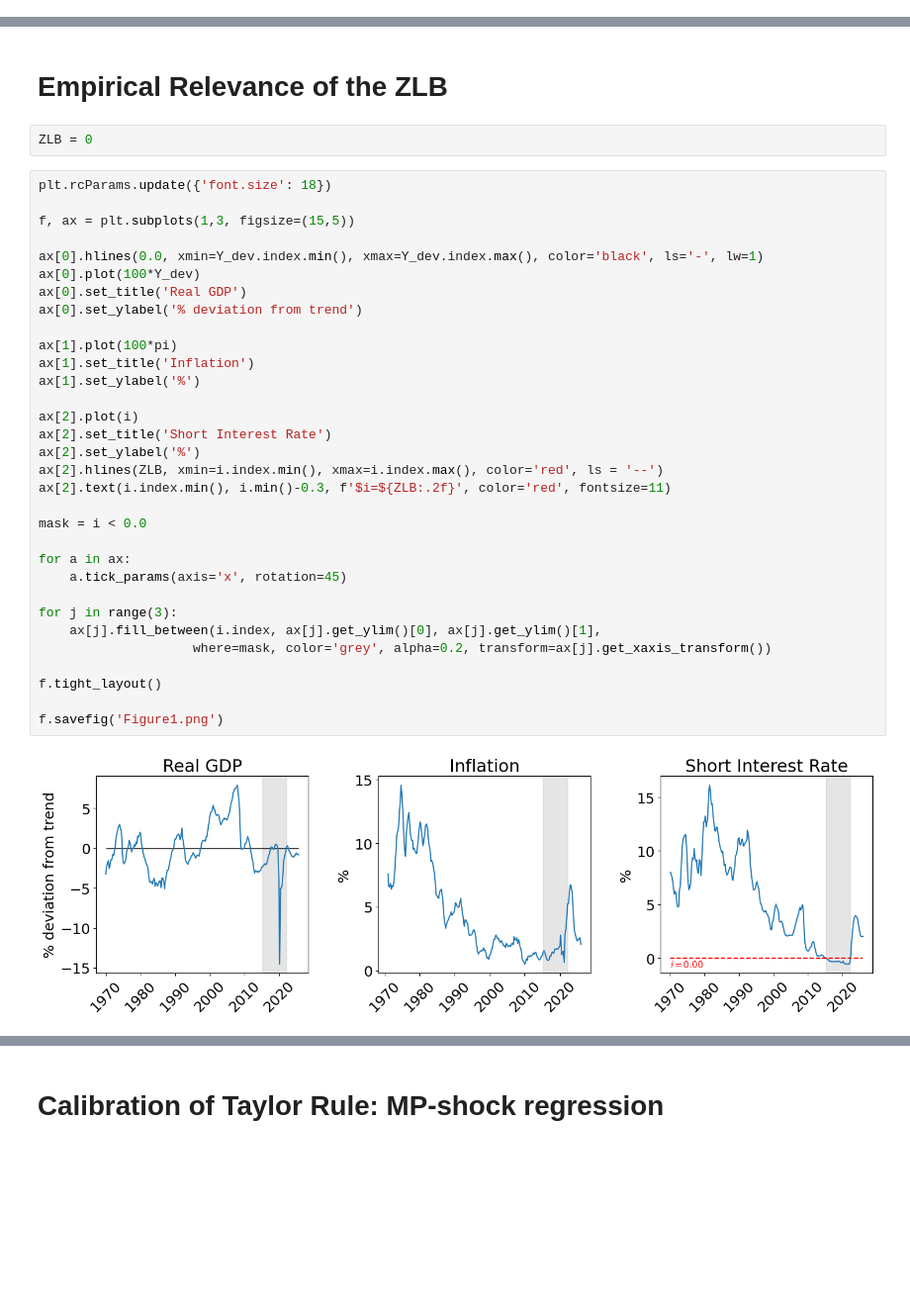
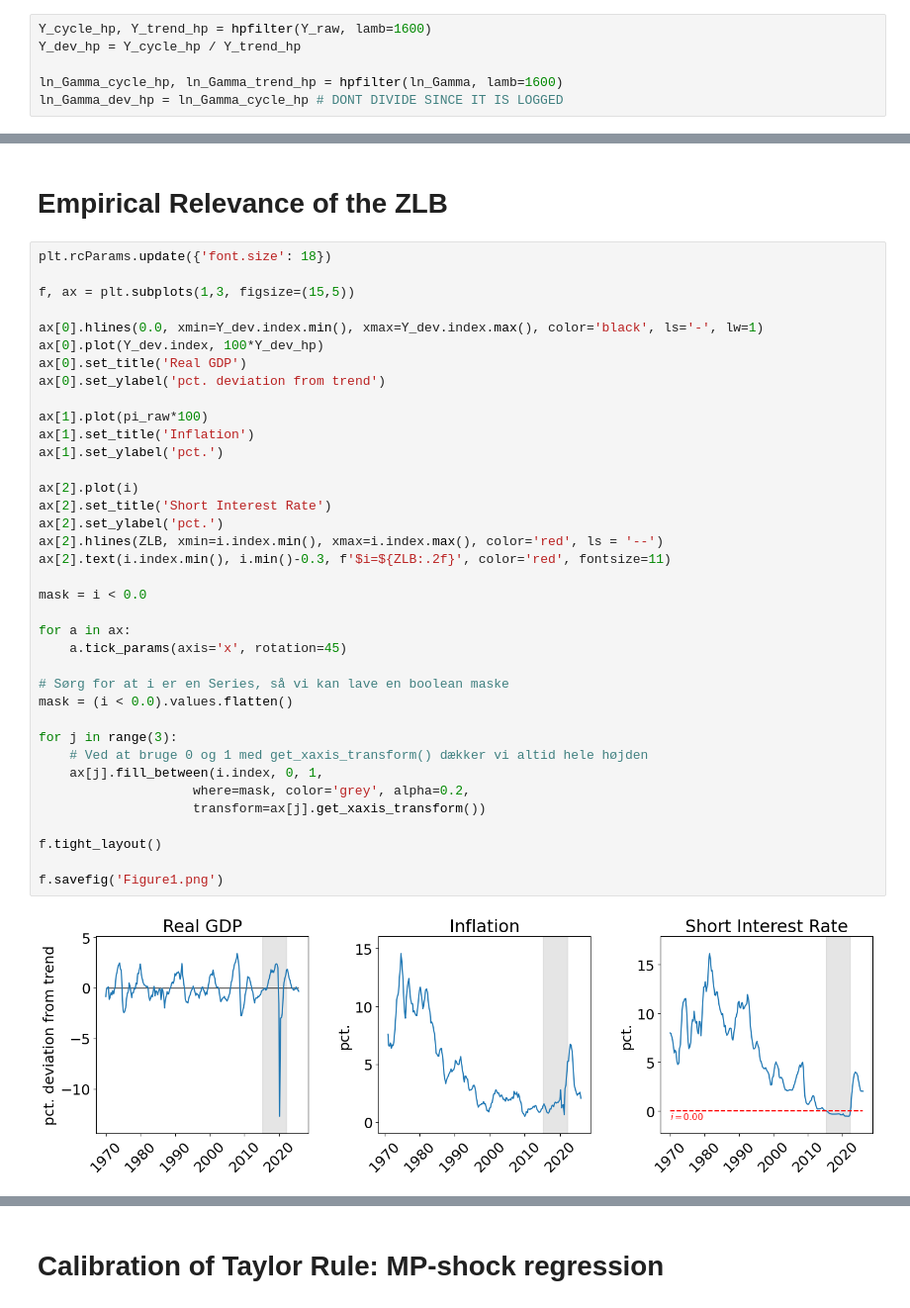
Before and after one commit to qxb650/GlobalRANK, a Jupyter notebook: AWMD/data.ipynb, the cells around one changed output, grey strips where cells are left out. Shown at 99% size. Drawn from its saved outputs; the diff is of its cells as text; blank space fills up the shorter version.

```diff
--- a/AWMD/data.ipynb
+++ b/AWMD/data.ipynb
@@ -40,0 +51,6 @@ ax[1,1].plot(pi)
+# %%
+Y_cycle_hp, Y_trend_hp = hpfilter(Y_raw, lamb=1600)
+Y_dev_hp = Y_cycle_hp / Y_trend_hp
+
+ln_Gamma_cycle_hp, ln_Gamma_trend_hp = hpfilter(ln_Gamma, lamb=1600)
+ln_Gamma_dev_hp = ln_Gamma_cycle_hp # DONT DIVIDE SINCE IT IS LOGGED
@@ -74,39 +226,42 @@ DatetimeIndex(['2015-04-01', '2015-07-01', '2015-10-01', '2016-01-01',
               dtype='datetime64[ns]', name='date', freq=None)
 # %% [markdown]
 # Empirical Relevance of the ZLB
-# %%
-ZLB = 0
 # %%
 plt.rcParams.update({'font.size': 18})
 
 f, ax = plt.subplots(1,3, figsize=(15,5))
 
 ax[0].hlines(0.0, xmin=Y_dev.index.min(), xmax=Y_dev.index.max(), color='black', ls='-', lw=1)
-ax[0].plot(100*Y_dev)
+ax[0].plot(Y_dev.index, 100*Y_dev_hp)
 ax[0].set_title('Real GDP')
-ax[0].set_ylabel('% deviation from trend')
+ax[0].set_ylabel('pct. deviation from trend')
 
-ax[1].plot(100*pi)
+ax[1].plot(pi_raw*100)
 ax[1].set_title('Inflation')
-ax[1].set_ylabel('%')
+ax[1].set_ylabel('pct.')
 
 ax[2].plot(i)
 ax[2].set_title('Short Interest Rate')
-ax[2].set_ylabel('%')
+ax[2].set_ylabel('pct.')
 ax[2].hlines(ZLB, xmin=i.index.min(), xmax=i.index.max(), color='red', ls = '--')
 ax[2].text(i.index.min(), i.min()-0.3, f'$i=${ZLB:.2f}', color='red', fontsize=11)
 
 mask = i < 0.0
 
 for a in ax:
     a.tick_params(axis='x', rotation=45)
 
+# Sørg for at i er en Series, så vi kan lave en boolean maske
+mask = (i < 0.0).values.flatten()
+
 for j in range(3):
-    ax[j].fill_between(i.index, ax[j].get_ylim()[0], ax[j].get_ylim()[1],
-                    where=mask, color='grey', alpha=0.2, transform=ax[j].get_xaxis_transform())
+    # Ved at bruge 0 og 1 med get_xaxis_transform() dækker vi altid hele højden
+    ax[j].fill_between(i.index, 0, 1,
+                    where=mask, color='grey', alpha=0.2,
+                    transform=ax[j].get_xaxis_transform())
 
 f.tight_layout()
 
 f.savefig('Figure1.png')
 # %% [output]
-[figure, old version]
+[figure, new version]
```
Also changed, not shown: parts of 24 cells of this notebook, 48 other files.
